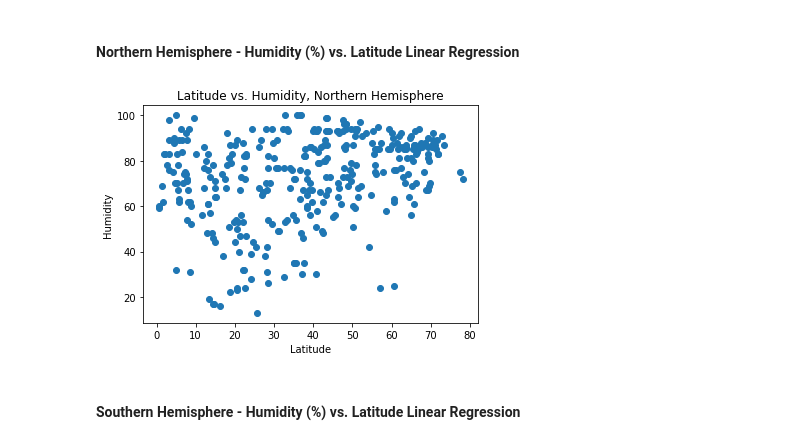
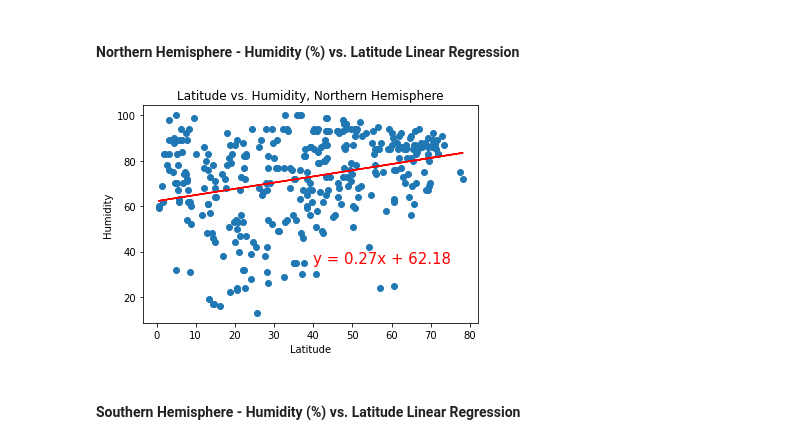
Before and after one commit to zpoeschl/python-api-challenge, a Jupyter notebook: WeatherPy/zpoeschl_WeatherPy.ipynb, the cells around one changed output. Saved outputs shown, nothing was run; the diff lists cells and outputs as text; code cells hidden in the pictures.

```diff
--- a/WeatherPy/zpoeschl_WeatherPy.ipynb
+++ b/WeatherPy/zpoeschl_WeatherPy.ipynb
@@ -225,12 +243,21 @@ plt.show()
 # %% [markdown]
 ####  Northern Hemisphere - Humidity (%) vs. Latitude Linear Regression
-# %%
-plt.scatter(northern_hem.iloc[:,2],northern_hem.iloc[:,4])
-plt.xlabel("Latitude")
-plt.ylabel("Humidity")
-plt.title("Latitude vs. Humidity, Northern Hemisphere")
-plt.show()
-# %% [output]
-[figure, removed]
+# %%
+# Create scatter plot
+plt.scatter(northern_hem.iloc[:,2],northern_hem.iloc[:,4])
+plt.xlabel("Latitude")
+plt.ylabel("Humidity")
+plt.title("Latitude vs. Humidity, Northern Hemisphere")
+
+# Calculate and apply linear regression
+(slope, intercept, rvalue, pvalue, stderr) = linregress(northern_hem.iloc[:,2],northern_hem.iloc[:,4])
+regress_values_north_hum = northern_hem.iloc[:,2] * slope + intercept
+line_eq_north_hum = "y = " + str(round(slope,2)) + "x + " + str(round(intercept,2))
+plt.plot(northern_hem.iloc[:,2],regress_values_north_hum,"r-")
+plt.annotate(line_eq_north_hum,(40,35),fontsize=15,color="red")
+
+plt.show()
+# %% [output]
+[figure, added]
 # %% [markdown]
 ####  Southern Hemisphere - Humidity (%) vs. Latitude Linear Regression
```
Also changed, not shown: parts of 10 cells of this notebook.
